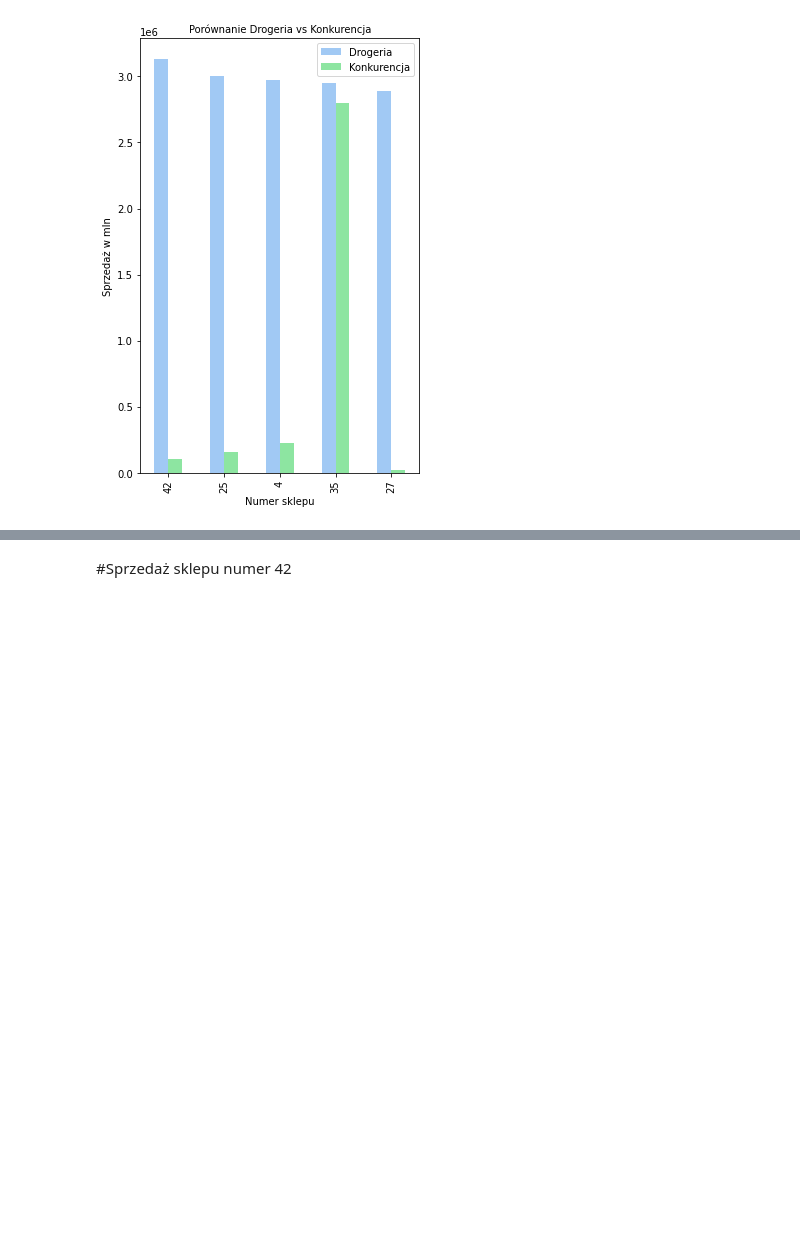
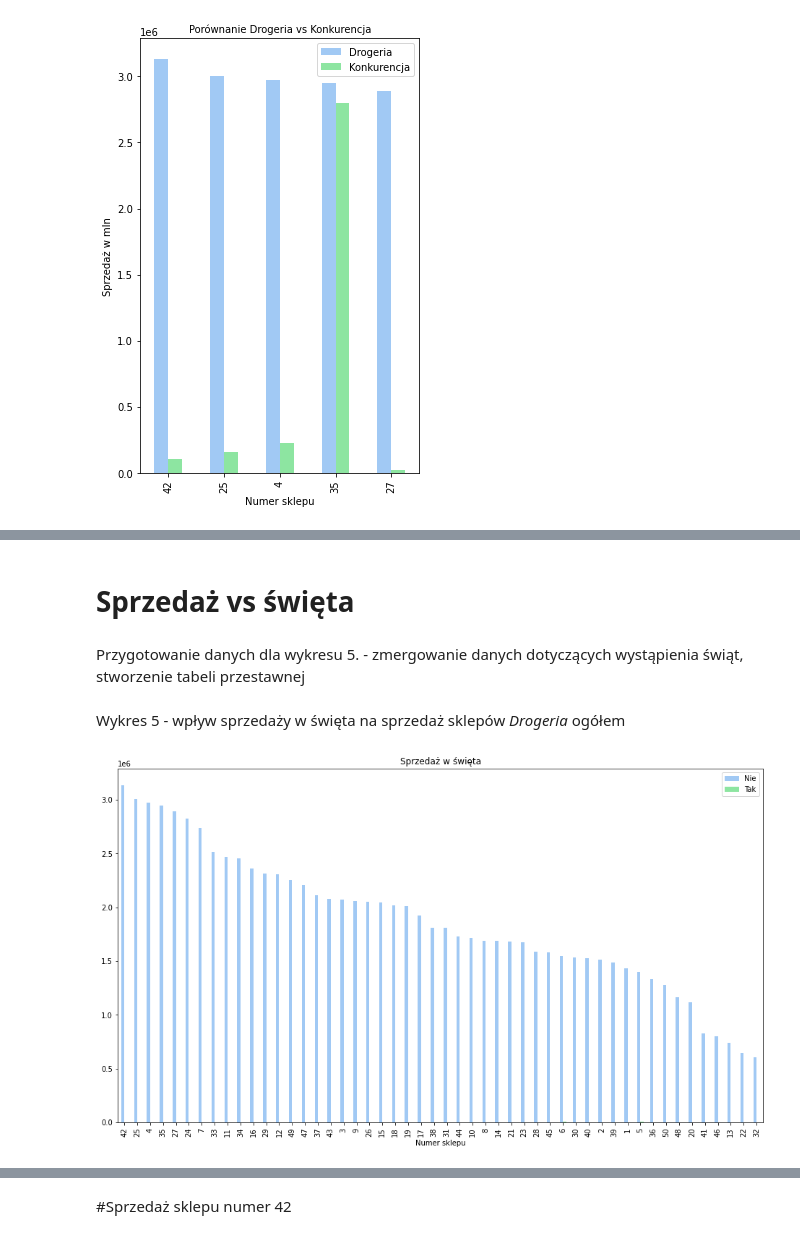
Before and after one commit to justynamatejkowska/wizualizacja_py, a Jupyter notebook: Wizualizacja_py_Matejkowska_Lewandowska.ipynb, the cells around one changed output, grey strips where cells are left out. Drawn from its saved outputs; the diff is of its cells as text; code cells hidden in the pictures; blank space fills up the shorter version.

```diff
--- a/Wizualizacja_py_Matejkowska_Lewandowska.ipynb
+++ b/Wizualizacja_py_Matejkowska_Lewandowska.ipynb
@@ -76,0 +118,31 @@ plt.show()
+# %% [markdown]
+# Sprzedaż vs święta
+# %% [markdown]
+Przygotowanie danych dla wykresu 5. - zmergowanie danych dotyczących wystąpienia świąt, stworzenie tabeli przestawnej
+# %%
+shops5 = shops
+
+holidays = ['Narodowe', 'Wielkanoc', 'Boże Narodzenie']
+for holiday in holidays:
+    shops5['czy_swieto'] = shops5['czy_swieto'].replace([holiday], 'Tak')
+
+df5 = pd.pivot_table(shops5, index = ['sklep_id'], columns = ['czy_swieto'], values = ['sprzedaz'], aggfunc='sum')
+
+df5.loc[:,'Suma'] = df5.sum(numeric_only = True, axis = 1)
+df5.sort_values(['Suma'], ascending = False, inplace=True)
+# %% [markdown]
+Wykres 5 - wpływ sprzedaży w święta na sprzedaż sklepów *Drogeria* ogółem
+# %%
+plt.rcParams["figure.figsize"] = (16,9)
+y5 = ['sprzedaz']
+df5.plot.bar(y=y5, color=color, legend=True) #stworzenie wykresu
+
+L = plt.legend()
+L.get_texts()[0].set_text('Nie')
+L.get_texts()[1].set_text('Tak')
+plt.title('Sprzedaż w święta')
+plt.gca().set_xlabel('Numer sklepu')
+
+plt.show()
+# %% [output]
+[figure, added]
```
Also changed, not shown: parts of 34 cells of this notebook.
